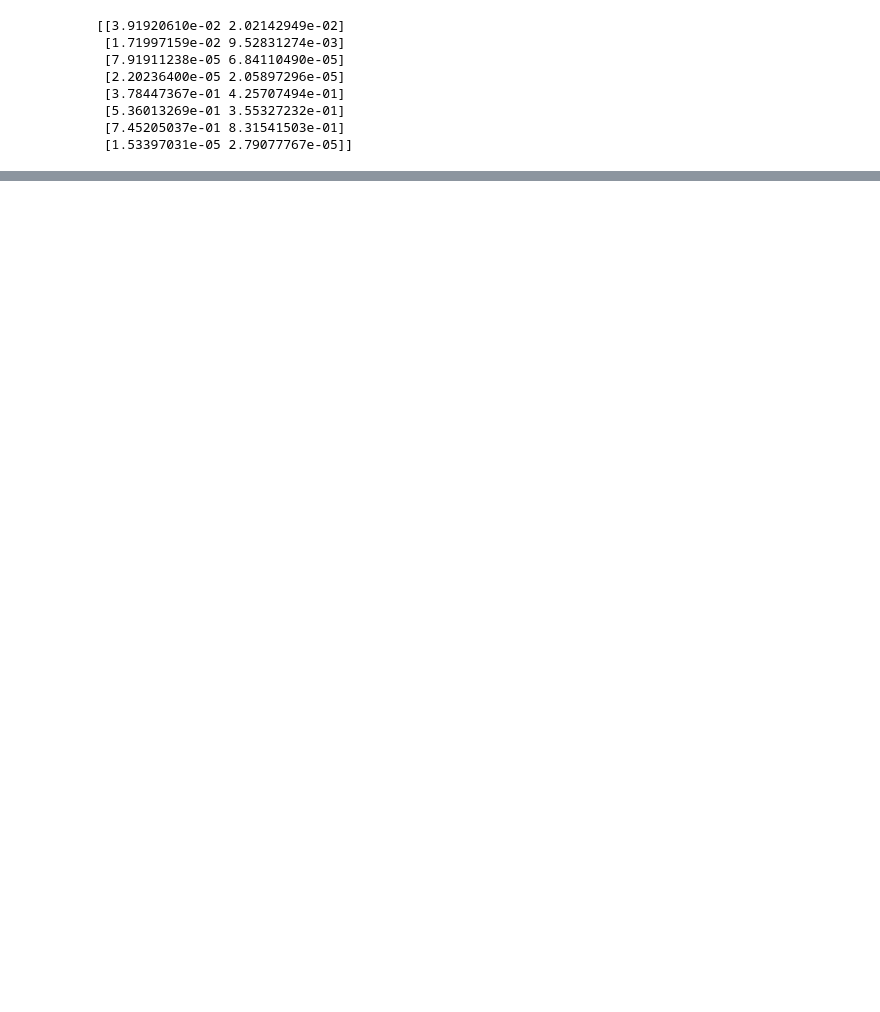
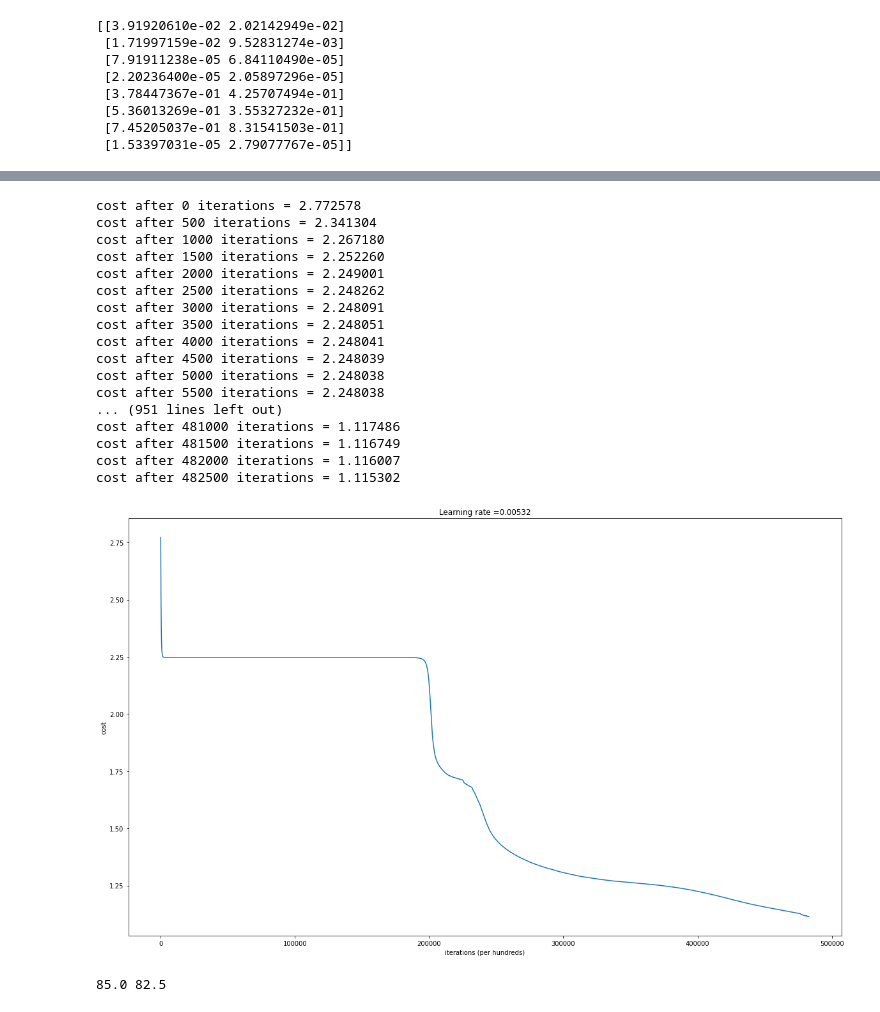
Before and after one commit to mohit138/Music-Tagging, a Jupyter notebook: 4GenresMusicTagging/DeepNN.ipynb, the cells around one changed output, grey strips where cells are left out. Drawn from its saved outputs; the diff is of its cells as text; code cells hidden in the pictures; blank space fills up the shorter version.

```diff
--- a/4GenresMusicTagging/DeepNN.ipynb
+++ b/4GenresMusicTagging/DeepNN.ipynb
@@ -294,0 +328,32 @@ print(acc,acc_test)
+# %%
+#including mmfc 4,5,6,7,8
+x_train2 = x_train[0:19,:]
+x_test2 = x_test[0:19,:]
+# %%
+layers_dims = [19,13,9,4]
+parameters = L_layer_model(x_train2, y_train, layers_dims, learning_rate=.0076 ,num_iterations = 483000, print_cost = True, change_lr=True)
+# %% [output]
+cost after 0 iterations = 2.772578
+cost after 500 iterations = 2.341304
+cost after 1000 iterations = 2.267180
+cost after 1500 iterations = 2.252260
+cost after 2000 iterations = 2.249001
+cost after 2500 iterations = 2.248262
+cost after 3000 iterations = 2.248091
+cost after 3500 iterations = 2.248051
+cost after 4000 iterations = 2.248041
+cost after 4500 iterations = 2.248039
+cost after 5000 iterations = 2.248038
+cost after 5500 iterations = 2.248038
+... (951 lines left out)
+cost after 481000 iterations = 1.117486
+cost after 481500 iterations = 1.116749
+cost after 482000 iterations = 1.116007
+cost after 482500 iterations = 1.115302
+[figure, added]
+# %%
+predictions_train,acc = predict(x_train2, y_train, parameters)
+predictions_test,acc_test = predict(x_test2, y_test, parameters)
+print(acc,acc_test)
+# %% [output]
+85.0 82.5
```
Also changed, not shown: parts of 8 cells of this notebook.
